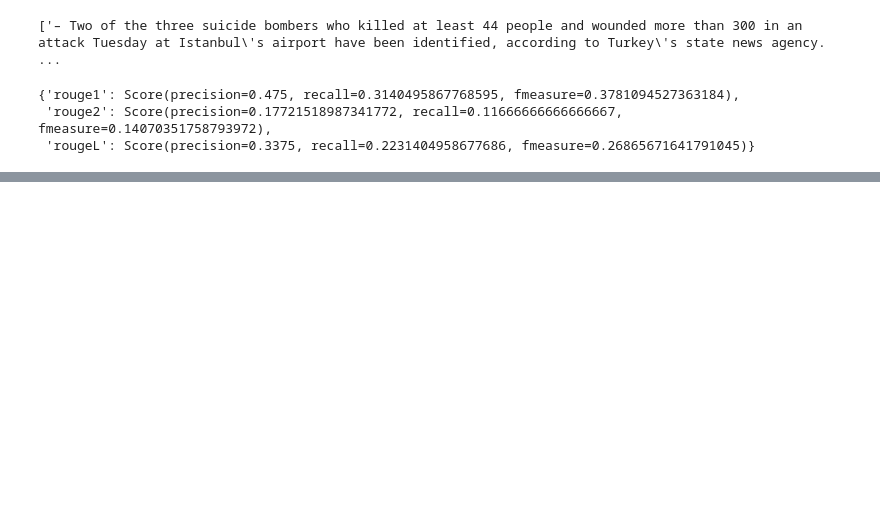
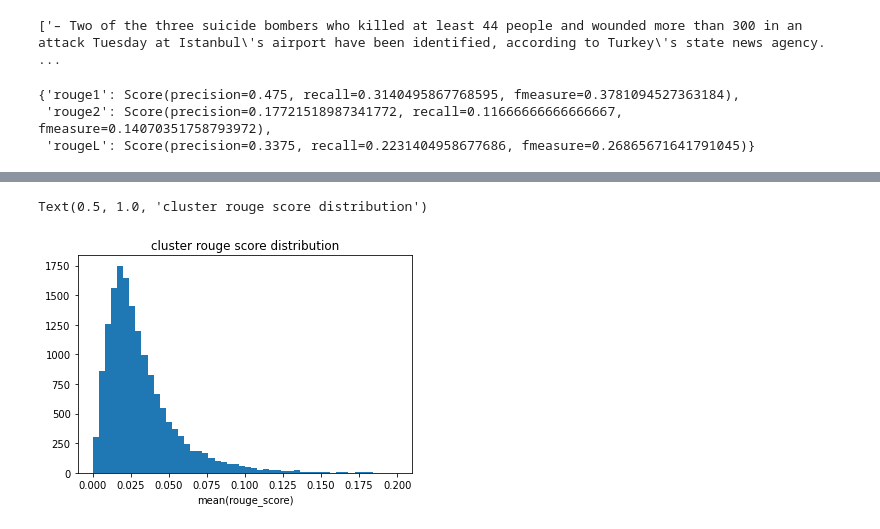
Before and after one commit to Kaiwen-d/DSGA_1006_capstone, a Jupyter notebook: notebooks/pegasus.ipynb, the cells around one changed output, grey strips where cells are left out. Saved outputs shown, nothing was run; the diff lists cells and outputs as text; code cells hidden in the pictures; blank space fills up the shorter version.

```diff
--- a/notebooks/pegasus.ipynb
+++ b/notebooks/pegasus.ipynb
@@ -199,0 +182,14 @@ for i in test['clustered_scores']:
+# %%
+c_score = []
+c_len = []
+for row in pegasus_rouge['clustered_scores']:
+    for c in row:
+        c_score.append(np.mean(c))
+        c_len.append(len(c))
+# %%
+plt.hist(c_score,range = (0,0.2), bins = 50)
+plt.xlabel("mean(rouge_score)")
+plt.title("cluster rouge score distribution")
+# %% [output]
+Text(0.5, 1.0, 'cluster rouge score distribution')
+[figure, added]
```
Also changed, not shown: parts of 26 cells of this notebook.
